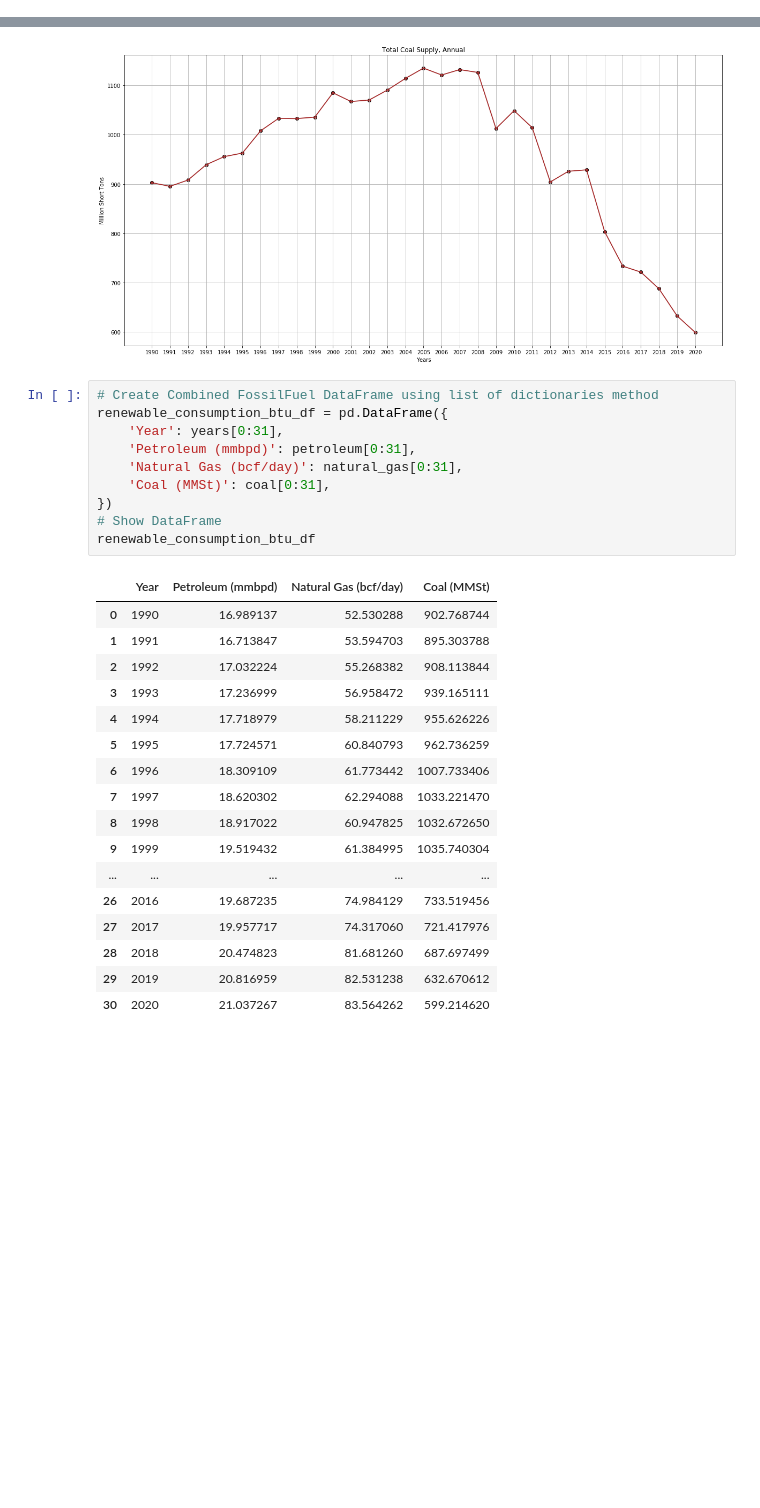
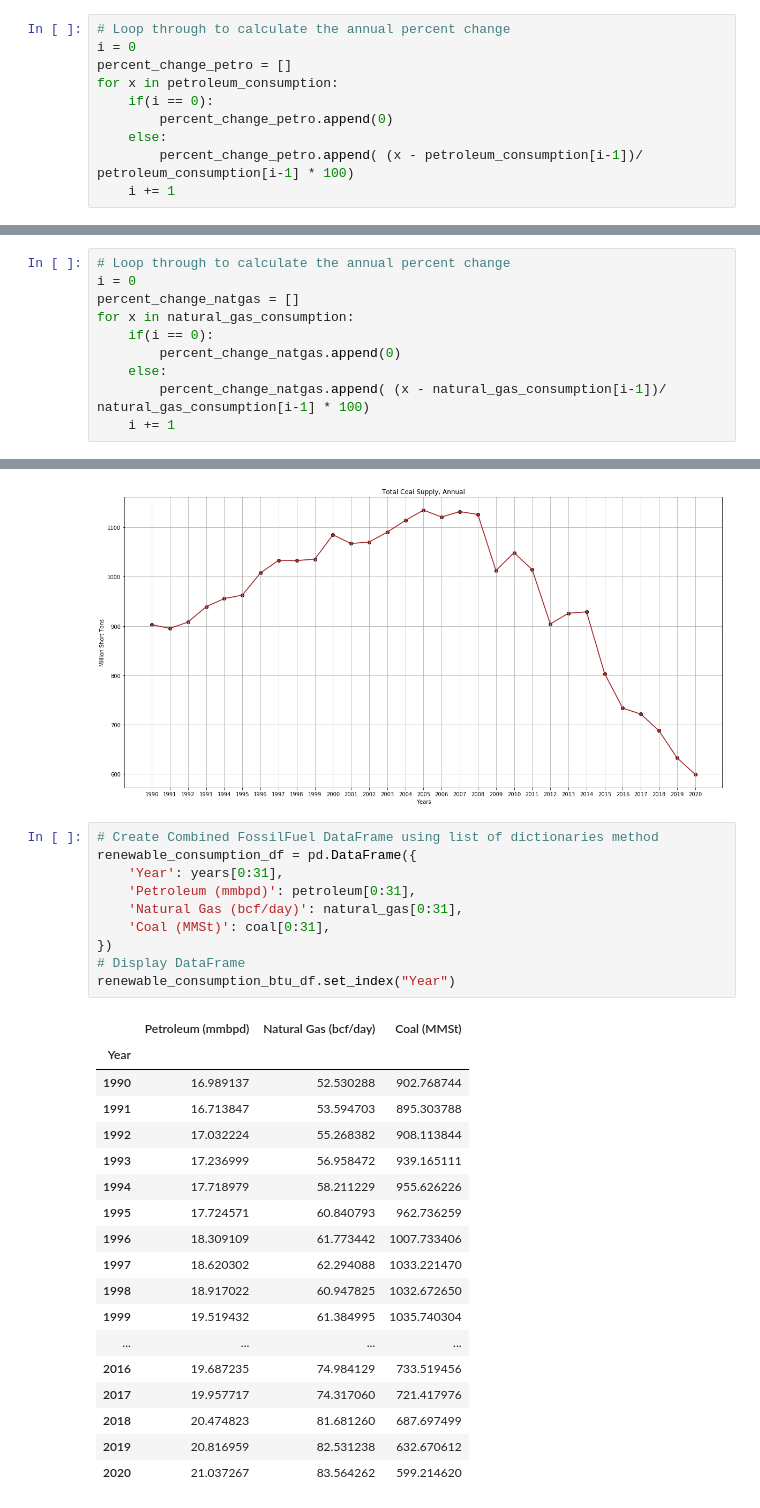
Before and after one commit to us-energy-analysis/Energy-analysis, a Jupyter notebook: USFossilFuelConsumption.ipynb, the cells around one changed output, grey strips where cells are left out. Saved outputs shown, nothing was run; the diff lists cells and outputs as text; blank space fills up the shorter version.

Commit message:
Add files via upload
annual percent change

```diff
--- a/USFossilFuelConsumption.ipynb
+++ b/USFossilFuelConsumption.ipynb
@@ -30,4 +32,14 @@ for x in response["series"][0]["data"]:
 #values = response["series"][0]["data"][1]
 years  = years[::-1]
 petroleum = petroleum_consumption[::-1]
+# %%
+# Loop through to calculate the annual percent change
+i = 0
+percent_change_petro = []
+for x in petroleum_consumption:
+    if(i == 0):
+        percent_change_petro.append(0)
+    else:
+        percent_change_petro.append( (x - petroleum_consumption[i-1])/ petroleum_consumption[i-1] * 100)
+    i += 1
 # %%
@@ -89,6 +113,16 @@ for x in response["series"][0]["data"]:
 #values = response["series"][0]["data"][1]
 years  = years[::-1]
 natural_gas = natural_gas_consumption[::-1]
+# %%
+# Loop through to calculate the annual percent change
+i = 0
+percent_change_natgas = []
+for x in natural_gas_consumption:
+    if(i == 0):
+        percent_change_natgas.append(0)
+    else:
+        percent_change_natgas.append( (x - natural_gas_consumption[i-1])/ natural_gas_consumption[i-1] * 100)
+    i += 1
 # %%
 # Determine year to year percent change
 ng_consumption_bcf_df = pd.DataFrame({
@@ -176,29 +244,30 @@ plt.show()
 [figure]
 # %%
 # Create Combined FossilFuel DataFrame using list of dictionaries method
-renewable_consumption_btu_df = pd.DataFrame({
+renewable_consumption_df = pd.DataFrame({
     'Year': years[0:31],
     'Petroleum (mmbpd)': petroleum[0:31],
     'Natural Gas (bcf/day)': natural_gas[0:31],
     'Coal (MMSt)': coal[0:31],
 })
-# Show DataFrame
-renewable_consumption_btu_df
+# Display DataFrame
+renewable_consumption_btu_df.set_index("Year")
 # %% [output]
-|  | Year | Petroleum (mmbpd) | Natural Gas (bcf/day) | Coal (MMSt) |
-| 0 | 1990 | 16.989137 | 52.530288 | 902.768744 |
-| 1 | 1991 | 16.713847 | 53.594703 | 895.303788 |
-| 2 | 1992 | 17.032224 | 55.268382 | 908.113844 |
-| 3 | 1993 | 17.236999 | 56.958472 | 939.165111 |
-| 4 | 1994 | 17.718979 | 58.211229 | 955.626226 |
-| 5 | 1995 | 17.724571 | 60.840793 | 962.736259 |
-| 6 | 1996 | 18.309109 | 61.773442 | 1007.733406 |
-| 7 | 1997 | 18.620302 | 62.294088 | 1033.221470 |
-| 8 | 1998 | 18.917022 | 60.947825 | 1032.672650 |
-| 9 | 1999 | 19.519432 | 61.384995 | 1035.740304 |
-| ... | ... | ... | ... | ... |
-| 26 | 2016 | 19.687235 | 74.984129 | 733.519456 |
-| 27 | 2017 | 19.957717 | 74.317060 | 721.417976 |
-| 28 | 2018 | 20.474823 | 81.681260 | 687.697499 |
-| 29 | 2019 | 20.816959 | 82.531238 | 632.670612 |
-| 30 | 2020 | 21.037267 | 83.564262 | 599.214620 |
+|  | Petroleum (mmbpd) | Natural Gas (bcf/day) | Coal (MMSt) |
+| Year |  |  |  |
+| 1990 | 16.989137 | 52.530288 | 902.768744 |
+| 1991 | 16.713847 | 53.594703 | 895.303788 |
+| 1992 | 17.032224 | 55.268382 | 908.113844 |
+| 1993 | 17.236999 | 56.958472 | 939.165111 |
+| 1994 | 17.718979 | 58.211229 | 955.626226 |
+| 1995 | 17.724571 | 60.840793 | 962.736259 |
+| 1996 | 18.309109 | 61.773442 | 1007.733406 |
+| 1997 | 18.620302 | 62.294088 | 1033.221470 |
+| 1998 | 18.917022 | 60.947825 | 1032.672650 |
+| 1999 | 19.519432 | 61.384995 | 1035.740304 |
+| ... | ... | ... | ... |
+| 2016 | 19.687235 | 74.984129 | 733.519456 |
+| 2017 | 19.957717 | 74.317060 | 721.417976 |
+| 2018 | 20.474823 | 81.681260 | 687.697499 |
+| 2019 | 20.816959 | 82.531238 | 632.670612 |
+| 2020 | 21.037267 | 83.564262 | 599.214620 |
```
Also changed, not shown: parts of 20 cells of this notebook.
